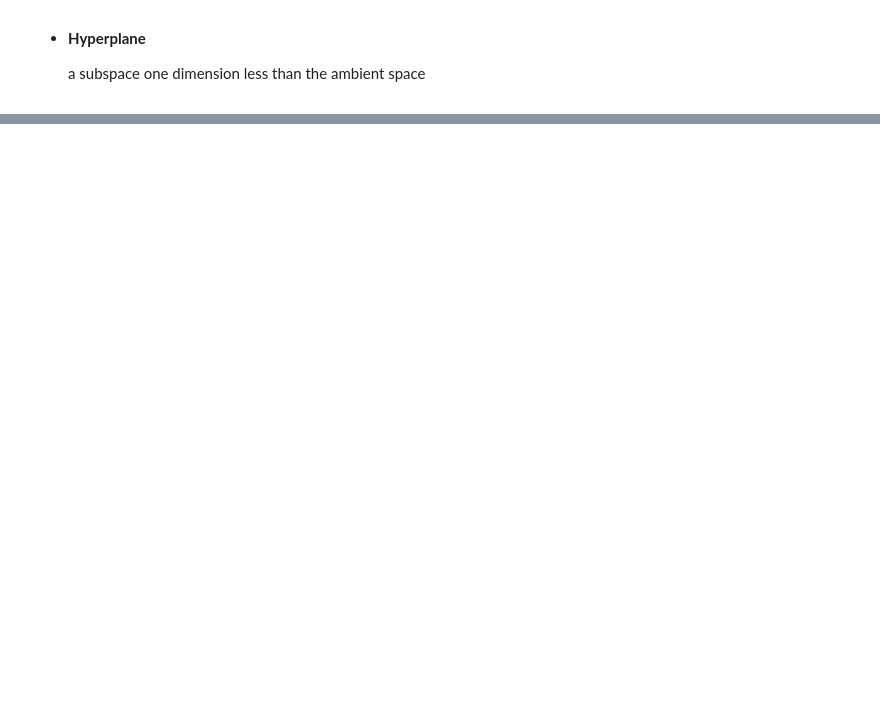
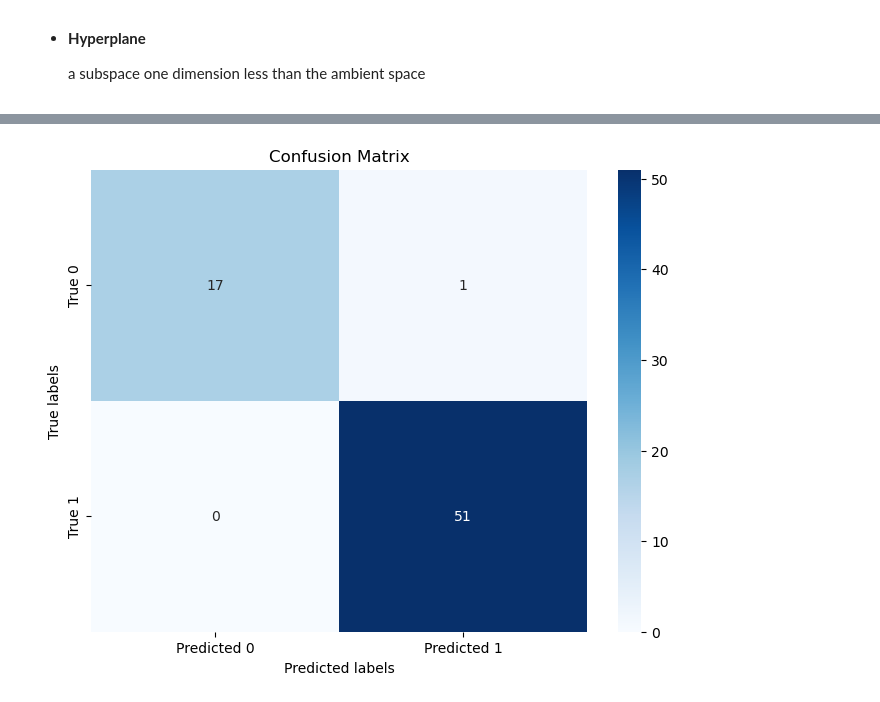
Before and after one commit to shreyash1706/From-Scratch, a Jupyter notebook: classification/SVM_from_scratch.ipynb, the cells around one changed output, grey strips where cells are left out. Drawn from its saved outputs; the diff is of its cells as text; code cells hidden in the pictures; blank space fills up the shorter version.

```diff
--- a/classification/SVM_class.ipynb
+++ b/classification/SVM_from_scratch.ipynb
@@ -27,0 +81,16 @@
+# %%
+def compute_subgradient(X, y, w, b, C):
+    m, n = X.shape
+    dj_dw = np.zeros((n,))
+    dj_db = 0
+
+    for i in range(m):
+        condition = y[i] * (np.dot(w, X[i]) + b)
+        if condition < 1:
+            dj_dw += -C * y[i] * X[i]
+            dj_db += -C * y[i]
+
+
+    dj_dw += w
+
+    return dj_dw / m, dj_db / m
@@ -27,0 +124,8 @@
+# %%
+def predict(X,w,b):
+    m,n = X.shape
+    y = np.zeros((m,))
+    for i in range(m):
+        # print(np.dot(X_test, w) + b)
+        y[i] = np.sign(np.dot(w,X[i])+b)
+    return y
@@ -27,0 +165,14 @@
+# %%
+pred = predict(X_test,w,b)
+# %%
+cm = confusion_matrix(y_test, pred)
+
+# Plot confusion matrix
+plt.figure(figsize=(8, 6))
+sns.heatmap(cm, annot=True, fmt="d", cmap="Blues", xticklabels=['Predicted 0', 'Predicted 1'], yticklabels=['True 0', 'True 1'])
+plt.ylabel('True labels')
+plt.xlabel('Predicted labels')
+plt.title('Confusion Matrix')
+plt.show()
+# %% [output]
+[figure, added]
```
Also changed, not shown: parts of 15 cells of this notebook.
